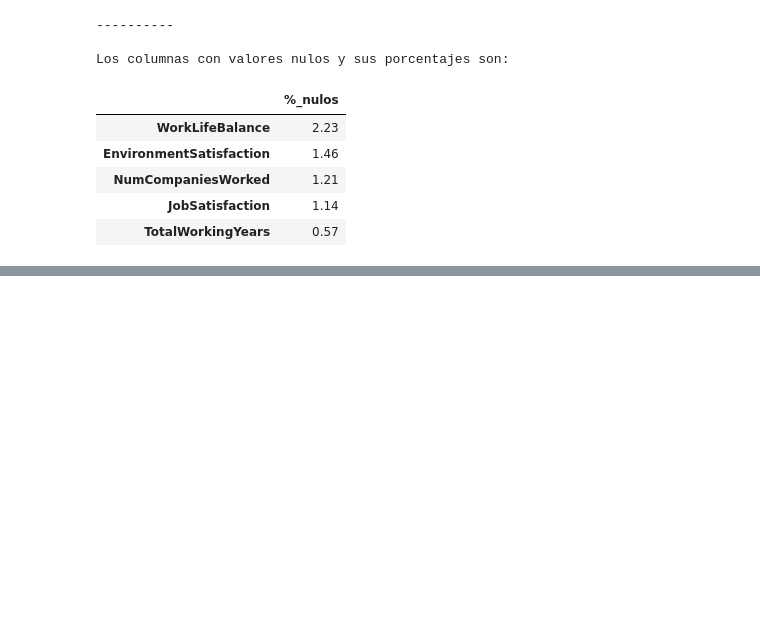
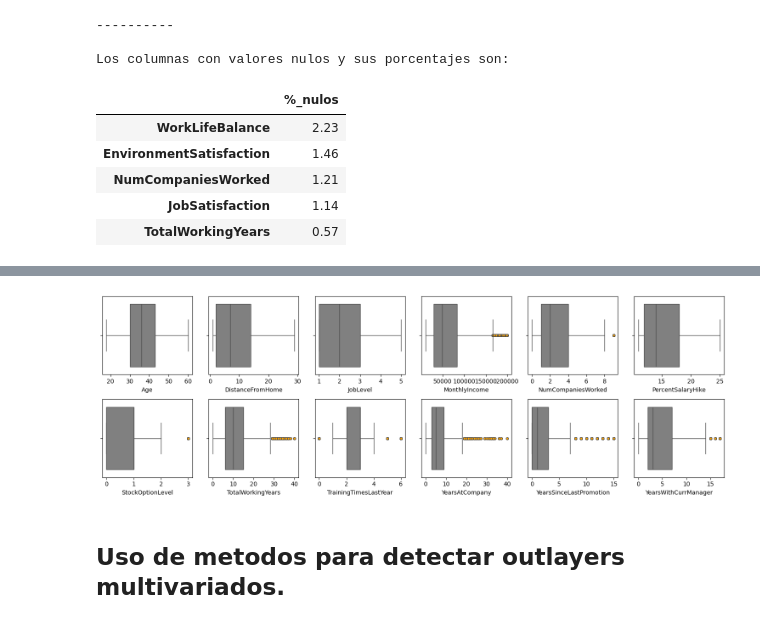
Before and after one commit to joseluisalmendral/Proyecto8_Clasificacion, a Jupyter notebook: notebooks/iteracion1/2_EDA.ipynb, the cells around one changed output, grey strips where cells are left out. Cells and saved outputs as stored; diff of their text form; code cells hidden in the pictures; blank space fills up the shorter version.

```diff
--- a/notebooks/iteracion1/2_EDA.ipynb
+++ b/notebooks/iteracion1/2_EDA.ipynb
@@ -152,0 +180,6 @@ dtype: int64
+# %%
+vis.deteccion_outliers()
+# %% [output]
+[figure, added]
+# %% [markdown]
+## Uso de metodos para detectar outlayers multivariados.
```
Also changed, not shown: parts of 20 cells of this notebook, 2 other files.
